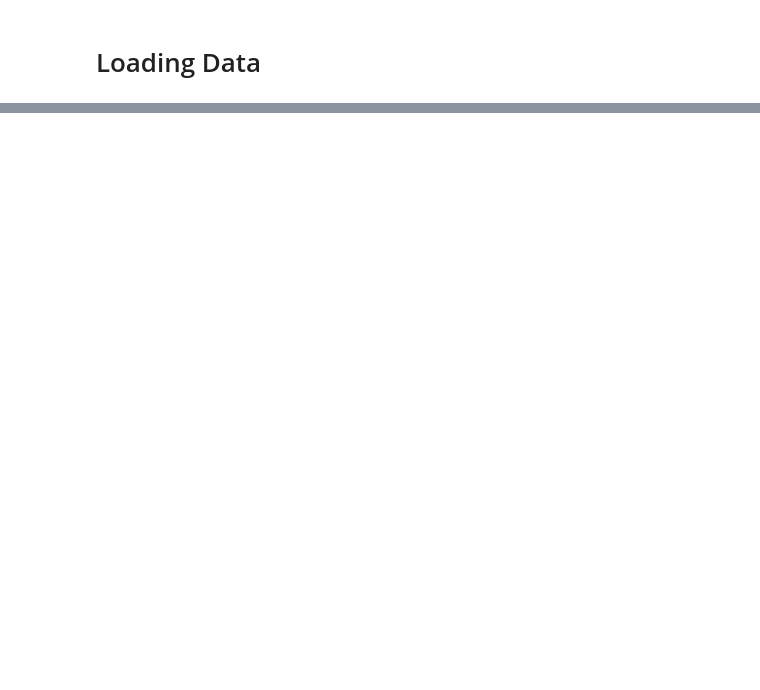
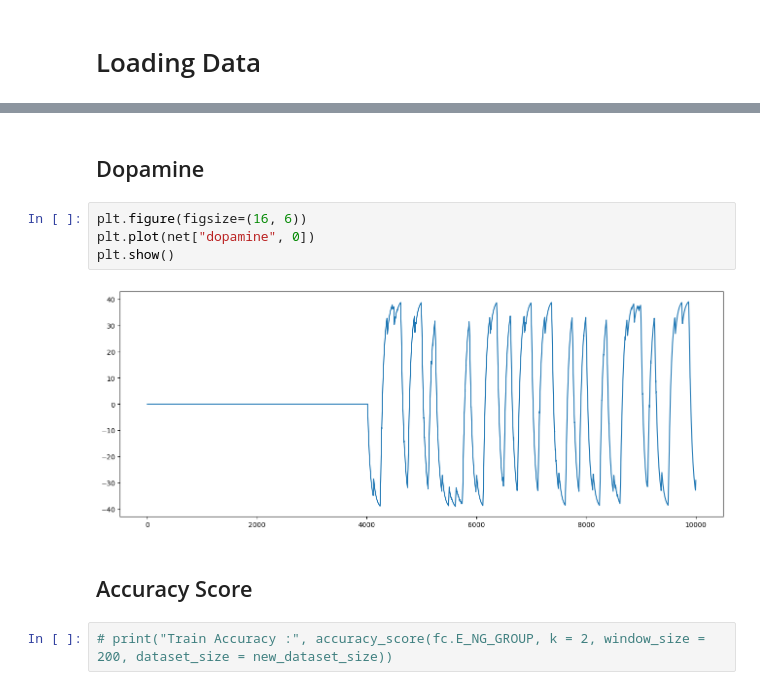
Before and after one commit to a2l5t8/CNRL-Cortical-Column, a Jupyter notebook: src/Cortical_Column_test.ipynb, the cells around one changed output, grey strips where cells are left out. Saved outputs shown, nothing was run; the diff lists cells and outputs as text; blank space fills up the shorter version.

```diff
--- a/src/Cortical_Column_test.ipynb
+++ b/src/Cortical_Column_test.ipynb
@@ -72,0 +329,12 @@ p = 0.8
+# %% [markdown]
+## Dopamine
+# %%
+plt.figure(figsize=(16, 6))
+plt.plot(net["dopamine", 0])
+plt.show()
+# %% [output]
+[figure, added]
+# %% [markdown]
+## Accuracy Score
+# %%
+# print("Train Accuracy :", accuracy_score(fc.E_NG_GROUP, k = 2, window_size = 200, dataset_size = new_dataset_size))
```
Also changed, not shown: parts of 23 cells of this notebook, 3 other files.
